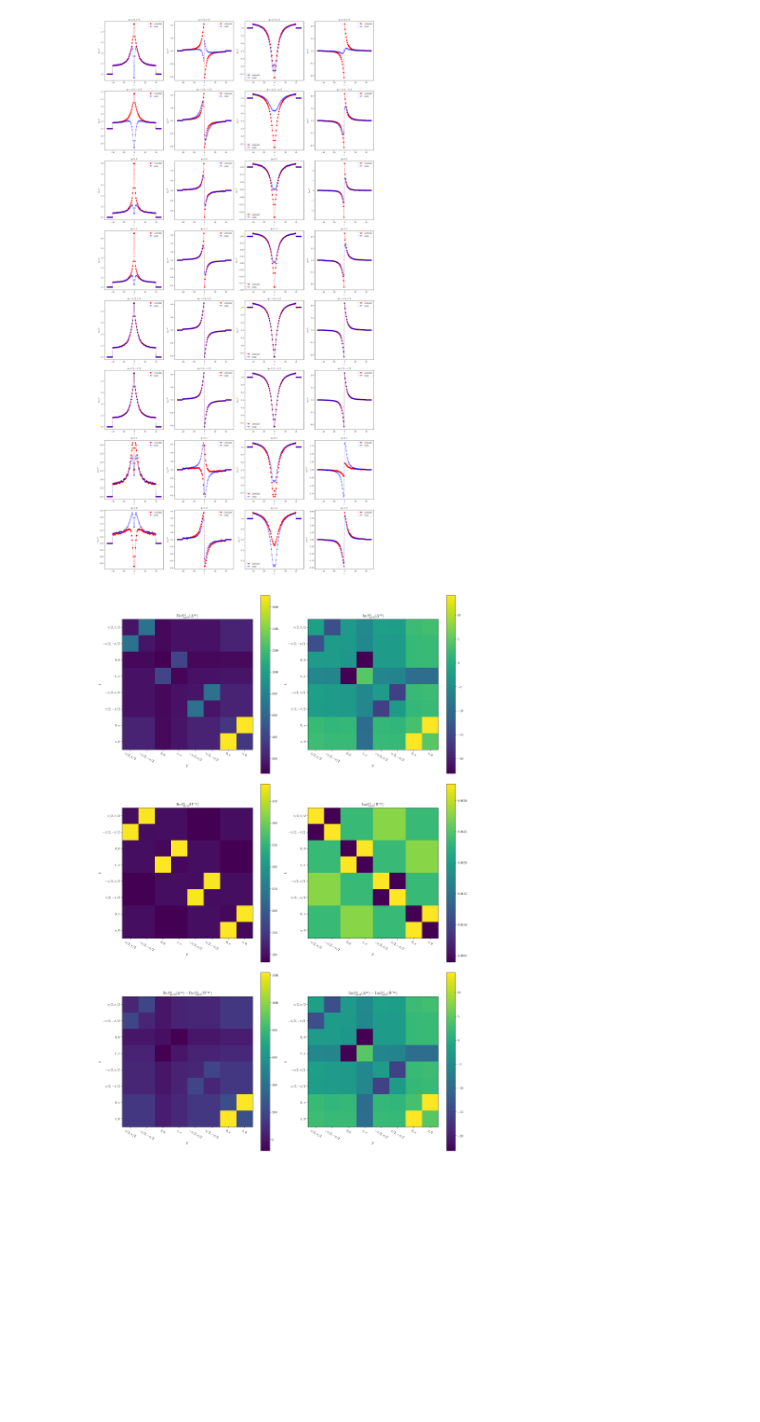
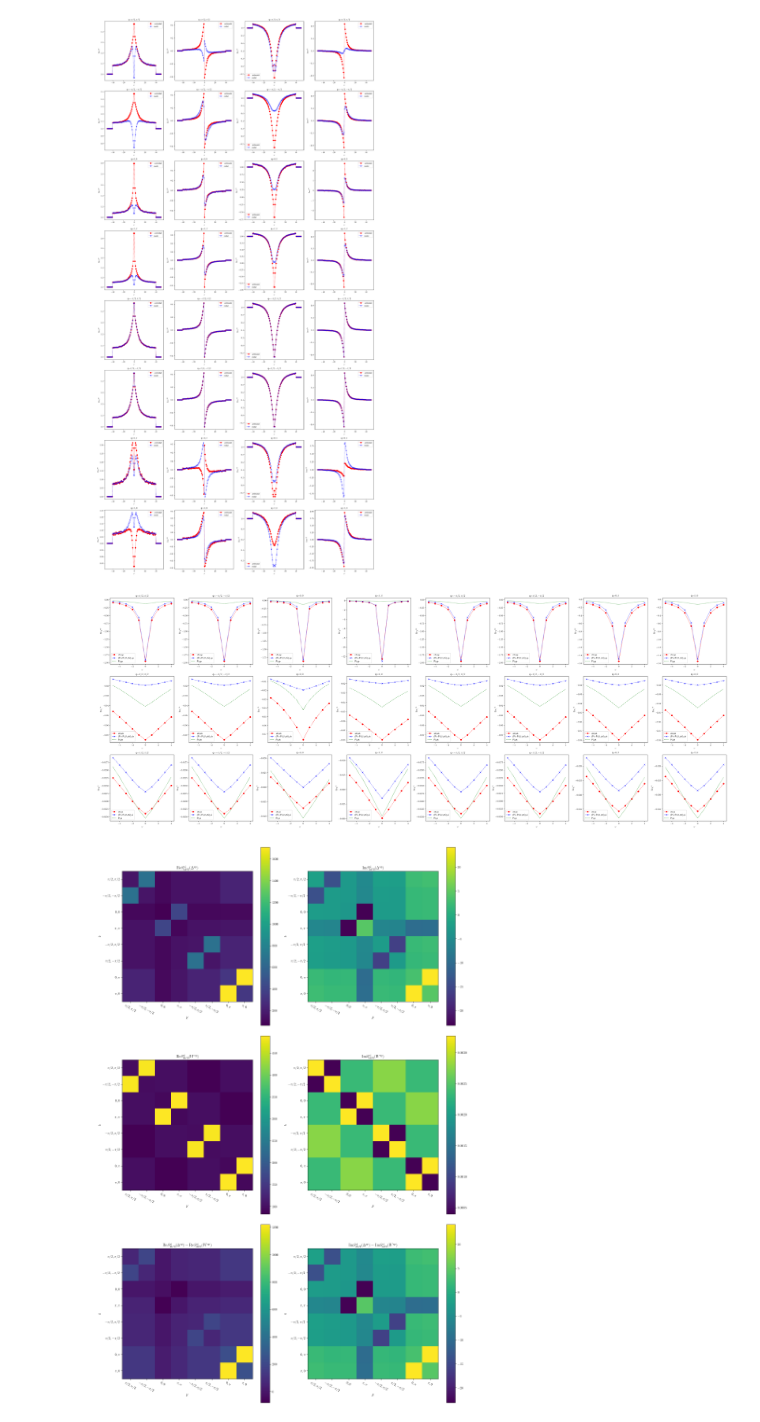
Before and after one commit to yangyu1412/Tc_SBE, a Jupyter notebook: SBE_eigen.ipynb, the cells around one changed output. Saved outputs shown, nothing was run; the diff lists cells and outputs as text; code cells hidden in the pictures; blank space fills up the shorter version.

Commit message:
check consistency between chi and Pi

```diff
--- a/SBE_eigen.ipynb
+++ b/SBE_eigen.ipynb
@@ -88,6 +100,7 @@ def convert_array(arr):
 # %%
 n_omega= 60 # number of positive bosonic frequency
 n_nu= 40 # number of positive fermionic frequency
+n_nu_g = 1024 # number of positive fermionic frequency for g
 n_sites = 8 # number of k points
 U = 7
 beta = 10 # needed to be changed
@@ -116,6 +129,21 @@ def test_add_k_funcs():
         raise ValueError("add_k is wrong")
 
 test_add_k_funcs()
+
+### read Green's function
+G_file = np.loadtxt(directory+"g.dat")
+g_k, nu_g = read_g_k(G_file, beta, n_sites, n_nu_g)
+
+print("Green's function has the shape: ", np.shape(g_k))
+
+### wrap Green's function
+def G(nu_ind,k):
+    k_ind = add_k_ind(k,np.array([0.0,0.0]),k_points)
+    shp = np.shape(g_k)[0]
+    if (nu_ind + int(shp/2)) <0  or (nu_ind + int(shp/2)) >= shp:
+        return 0.0
+    else:
+        return g_k[nu_ind + int(shp/2),k_ind]
 # %% [output]
 cluster k points are:
 $\pi/2,\pi/2$
@@ -285,6 +338,71 @@ fig.tight_layout()
 fig.savefig("gamma.pdf")
 # %% [output]
 [figure]
+# %%
+### check the consistency between gamma and chi
+def Pi(om_ind, q,flavor):
+    N =100
+    nu_ind_range = np.arange(-N,N)
+    value = 0.0
+    if flavor == "ch" or flavor == "sp":
+        for nu_ind in nu_ind_range:
+            for k in k_points:
+                value += G(nu_ind,k) * G(nu_ind+om_ind,k+q) * gamma(om_ind,q,nu_ind,k,flavor)
+    elif flavor == "si":
+        for nu_ind in nu_ind_range:
+            for k in k_points:
+                value += G(nu_ind,k) * G(om_ind-nu_ind-1,q-k) * gamma(om_ind,q,nu_ind,k,flavor)
+    else:
+        raise ValueError("flavor should be sp, ch or si")
+    return value/(beta*n_sites)
+
+freq_range = np.arange(-5, 5)
+num_q = len(k_points)
+fig, axes = plt.subplots(3, num_q, figsize=(5 * num_q, 5 * 3))  # 3 rows for ch, sp, si and num_q columns for each q
+
+for q_ind, q in enumerate(k_points):
+    # Compute values for each channel
+    chi_sp_q = np.array([chi(om_ind, q, "sp") for om_ind in freq_range])
+    chi_ch_q = np.array([chi(om_ind, q, "ch") for om_ind in freq_range])
+    chi_si_q = np.array([chi(om_ind, q, "si") for om_ind in freq_range])
+    Pi_ch_q = np.array([Pi(om_ind, q, "ch") for om_ind in freq_range])
+    Pi_sp_q = np.array([Pi(om_ind, q, "sp") for om_ind in freq_range])
+    Pi_si_q = np.array([Pi(om_ind, q, "si") for om_ind in freq_range])
+    Pi_U_chi_ch_q = np.array([Pi(om_ind, q, "ch") + Pi(om_ind, q, "ch")* U * chi(om_ind, q, "ch") for om_ind in freq_range])
+    Pi_U_chi_sp_q = np.array([Pi(om_ind, q, "sp") - Pi(om_ind, q, "sp")* U * chi(om_ind, q, "sp") for om_ind in freq_range])
+    Pi_U_chi_si_q = np.array([Pi(om_ind, q, "si") + 1/2*Pi(om_ind, q, "si")* (2*U) * chi(om_ind, q, "si") for om_ind in freq_range])
+
+    # Plot for each channel in its respective row
+    axes[0, q_ind].plot(freq_range, chi_sp_q.real, "ro:", label="chi_sp")
+    axes[0, q_ind].plot(freq_range, Pi_U_chi_sp_q.real, "bx:", label="(Pi+Pi_U_chi)_sp")
+    axes[0, q_ind].plot(freq_range, Pi_sp_q.real, "g:", label="Pi_sp")
+
+    axes[0, q_ind].set_title("q={}".format(k_points_str[add_k_ind(q, np.array([0., 0.]), k_points)]))
+    axes[0, q_ind].legend()
+    axes[0, q_ind].set_xlabel("$\\omega$")
+    axes[0, q_ind].set_ylabel("$\mathrm{Re} \\chi^{\mathrm{sp}}$")
+
+    axes[1, q_ind].plot(freq_range, chi_ch_q.real, "ro:", label="chi_ch")
+    axes[1, q_ind].plot(freq_range, Pi_U_chi_ch_q.real, "bx:", label="(Pi+Pi_U_chi)_ch")
+    axes[1, q_ind].plot(freq_range, Pi_ch_q.real, "g:", label="Pi_ch")
+    axes[1, q_ind].set_title("q={}".format(k_points_str[add_k_ind(q, np.array([0., 0.]), k_points)]))
+    axes[1, q_ind].legend()
+    axes[1, q_ind].set_xlabel("$\\omega$")
+    axes[1, q_ind].set_ylabel("$\mathrm{Re} \\chi^{\mathrm{ch}}$")
+
+    axes[2, q_ind].plot(freq_range, chi_si_q.real, "ro:", label="chi_si")
+    axes[2, q_ind].plot(freq_range, Pi_U_chi_si_q.real, "bx:", label="(Pi+Pi_U_chi)_si")
+    axes[2, q_ind].plot(freq_range, Pi_si_q.real, "g:", label="Pi_si")
+    axes[2, q_ind].set_title("q={}".format(k_points_str[add_k_ind(q, np.array([0., 0.]), k_points)]))
+    axes[2, q_ind].legend()
+    axes[2, q_ind].set_xlabel("$\\omega$")
+    axes[2, q_ind].set_ylabel("$\mathrm{Re} \\chi^{\mathrm{si}}$")
+
+fig.tight_layout()
+plt.show()
+fig.savefig("chi_Pi_consistency.pdf")
+# %% [output]
+[figure, added]
 # %%
 def Delta_ph(omega_ind, q, nu_ind,k,nup_ind, kp, flavor):
     if flavor == "ch" or flavor == "sp":
```
Also changed, not shown: parts of 3 cells of this notebook, 4 other files.
